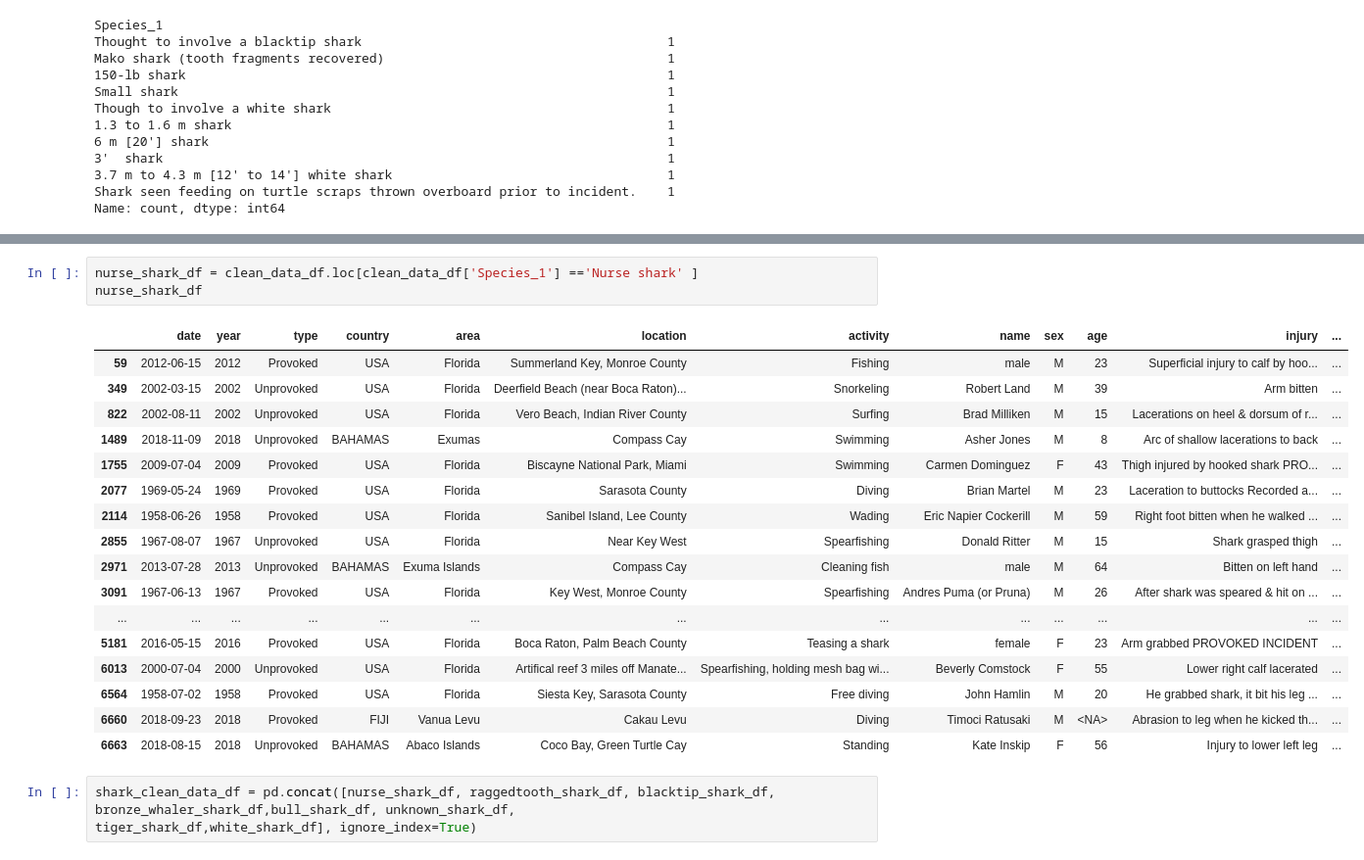
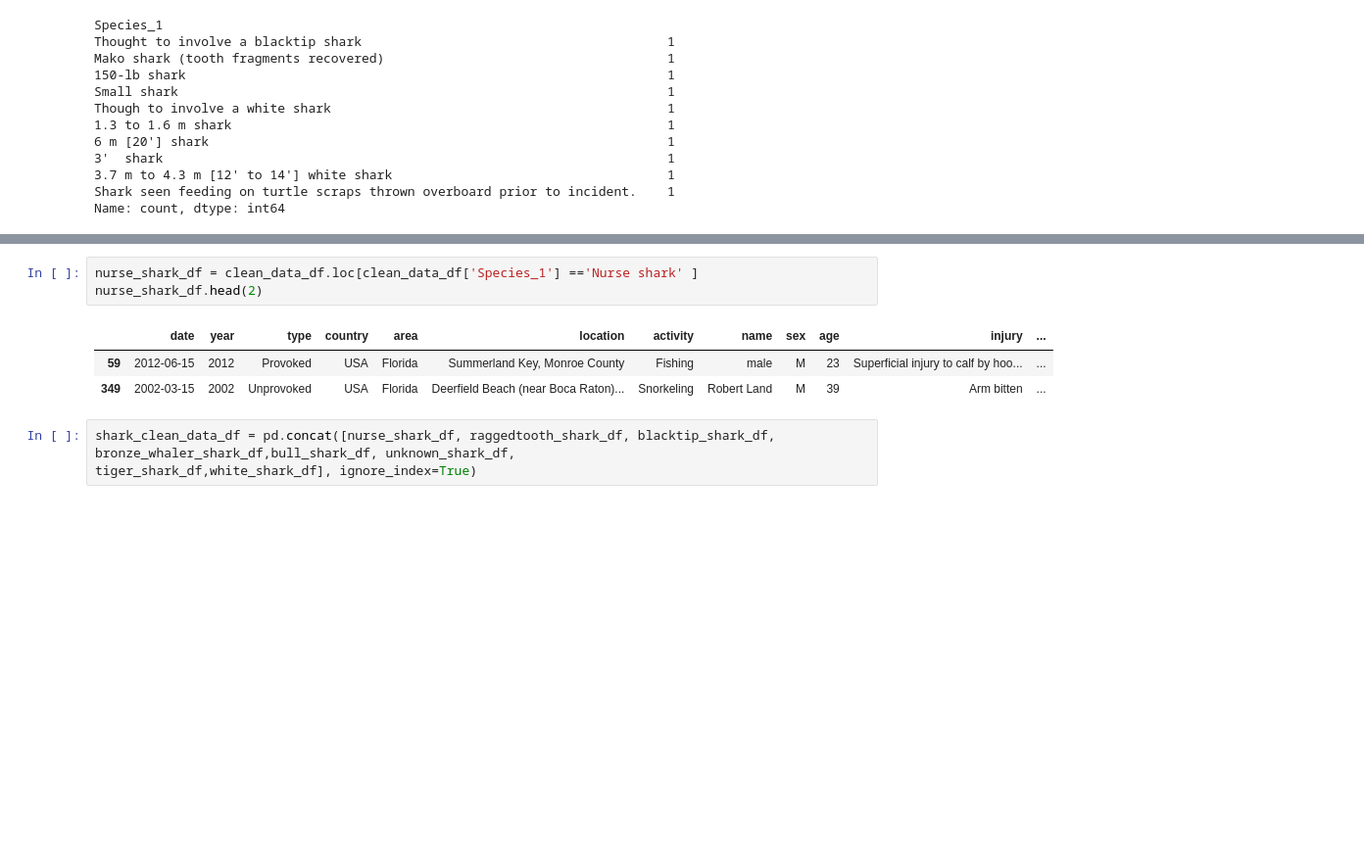
Before and after one commit to CourtneyCole123/Shark-Analysis-Team, a Jupyter notebook: Shark Data.ipynb, the cells around one changed output, grey strips where cells are left out. Shown at 98% size. Cells and saved outputs as stored; diff of their text form; blank space fills up the shorter version.

```diff
--- a/Shark Data.ipynb
+++ b/Shark Data.ipynb
@@ -578,24 +531,10 @@ raggedtooth_shark_df
 # %%
 nurse_shark_df = clean_data_df.loc[clean_data_df['Species_1'] =='Nurse shark' ]
-nurse_shark_df
+nurse_shark_df.head(2)
 # %% [output]
 |  | date | year | type | country | area | location | activity | name | sex | age | injury | ... |
 | 59 | 2012-06-15 | 2012 | Provoked | USA | Florida | Summerland Key, Monroe County | Fishing | male | M | 23 | Superficial injury to calf by hoo... | ... |
 | 349 | 2002-03-15 | 2002 | Unprovoked | USA | Florida | Deerfield Beach (near Boca Raton)... | Snorkeling | Robert Land | M | 39 | Arm bitten | ... |
-| 822 | 2002-08-11 | 2002 | Unprovoked | USA | Florida | Vero Beach, Indian River County | Surfing | Brad Milliken | M | 15 | Lacerations on heel & dorsum of r... | ... |
-| 1489 | 2018-11-09 | 2018 | Unprovoked | BAHAMAS | Exumas | Compass Cay | Swimming | Asher Jones | M | 8 | Arc of shallow lacerations to back | ... |
-| 1755 | 2009-07-04 | 2009 | Provoked | USA | Florida | Biscayne National Park, Miami | Swimming | Carmen Dominguez | F | 43 | Thigh injured by hooked shark PRO... | ... |
-| 2077 | 1969-05-24 | 1969 | Provoked | USA | Florida | Sarasota County | Diving | Brian Martel | M | 23 | Laceration to buttocks Recorded a... | ... |
-| 2114 | 1958-06-26 | 1958 | Provoked | USA | Florida | Sanibel Island, Lee County | Wading | Eric Napier Cockerill | M | 59 | Right foot bitten when he walked ... | ... |
-| 2855 | 1967-08-07 | 1967 | Unprovoked | USA | Florida | Near Key West | Spearfishing | Donald Ritter | M | 15 | Shark grasped thigh | ... |
-| 2971 | 2013-07-28 | 2013 | Unprovoked | BAHAMAS | Exuma Islands | Compass Cay | Cleaning fish | male | M | 64 | Bitten on left hand | ... |
-| 3091 | 1967-06-13 | 1967 | Provoked | USA | Florida | Key West, Monroe County | Spearfishing | Andres Puma (or Pruna) | M | 26 | After shark was speared & hit on ... | ... |
-| ... | ... | ... | ... | ... | ... | ... | ... | ... | ... | ... | ... | ... |
-| 5181 | 2016-05-15 | 2016 | Provoked | USA | Florida | Boca Raton, Palm Beach County | Teasing a shark | female | F | 23 | Arm grabbed PROVOKED INCIDENT | ... |
-| 6013 | 2000-07-04 | 2000 | Unprovoked | USA | Florida | Artifical reef 3 miles off Manate... | Spearfishing, holding mesh bag wi... | Beverly Comstock | F | 55 | Lower right calf lacerated | ... |
-| 6564 | 1958-07-02 | 1958 | Provoked | USA | Florida | Siesta Key, Sarasota County | Free diving | John Hamlin | M | 20 | He grabbed shark, it bit his leg ... | ... |
-| 6660 | 2018-09-23 | 2018 | Provoked | FIJI | Vanua Levu | Cakau Levu | Diving | Timoci Ratusaki | M | <NA> | Abrasion to leg when he kicked th... | ... |
-| 6663 | 2018-08-15 | 2018 | Unprovoked | BAHAMAS | Abaco Islands | Coco Bay, Green Turtle Cay | Standing | Kate Inskip | F | 56 | Injury to lower left leg | ... |
 # %%
 shark_clean_data_df = pd.concat([nurse_shark_df, raggedtooth_shark_df, blacktip_shark_df, bronze_whaler_shark_df,bull_shark_df, unknown_shark_df,
 tiger_shark_df,white_shark_df], ignore_index=True)
```
Also changed, not shown: parts of 15 cells of this notebook.
